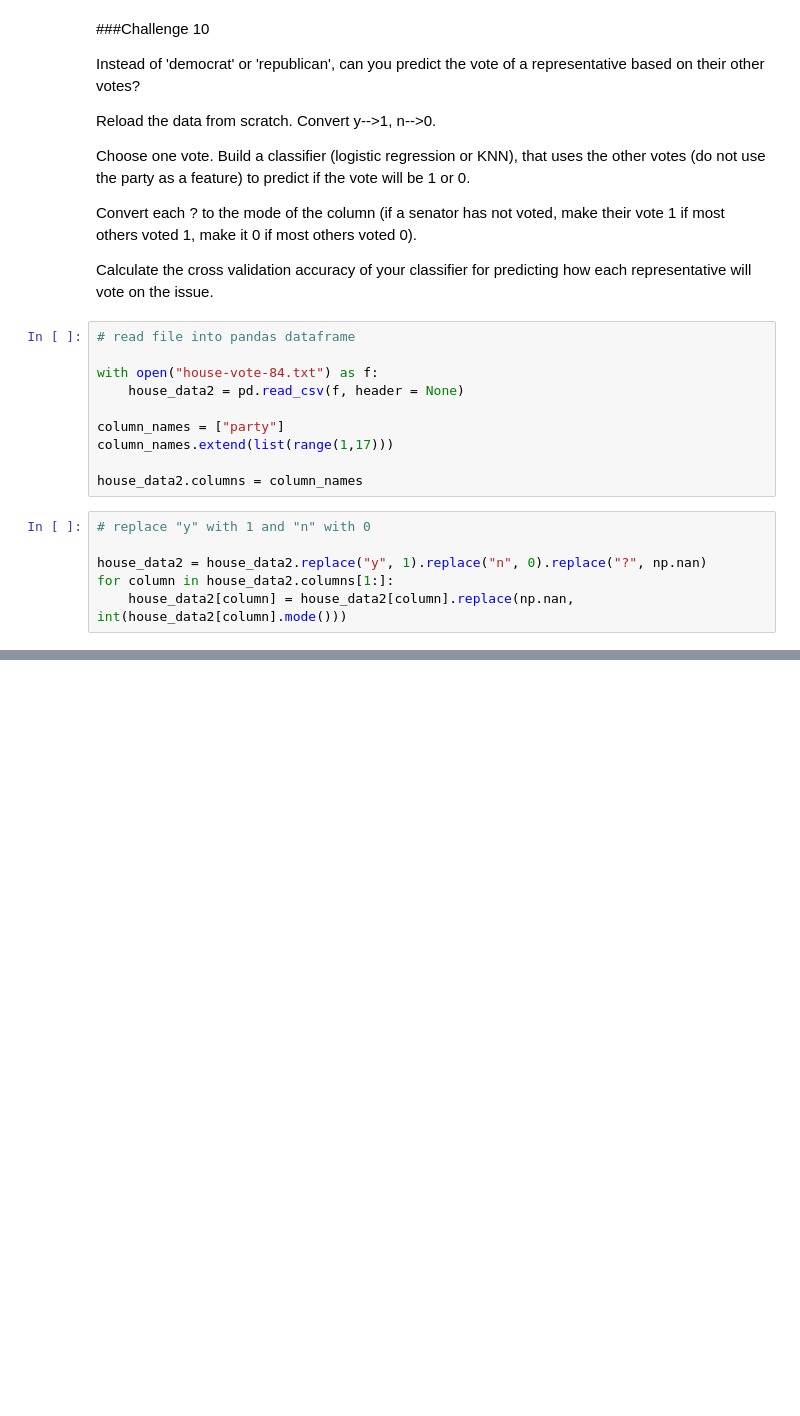
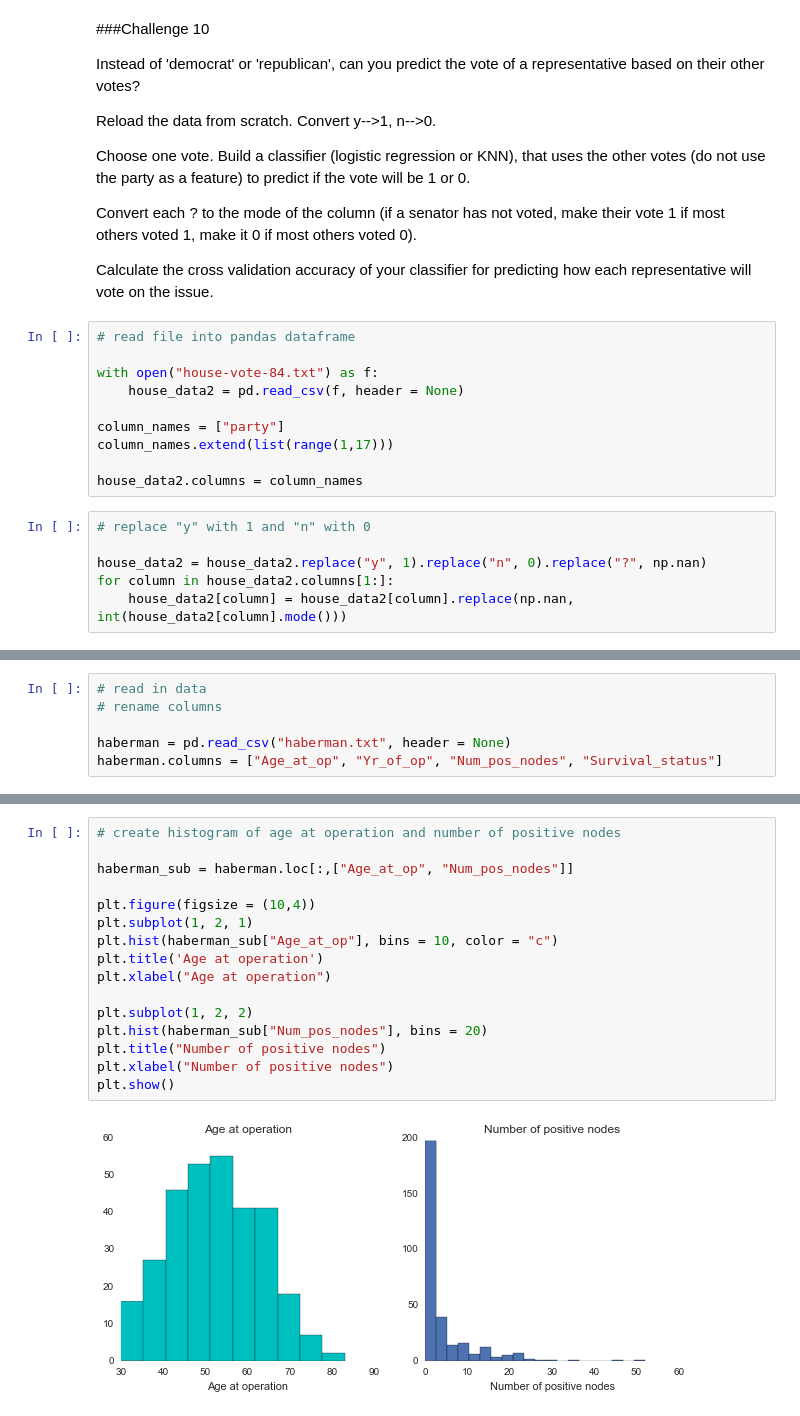
Before and after one commit to marcolunardi/GetData_Assignment, a Jupyter notebook: 04-mcnulty1/Supervised_Learning_Challenges/Dan/Supervised Learning Coding Exercises.ipynb, the cells around one changed output, grey strips where cells are left out. Saved outputs shown, nothing was run; the diff lists cells and outputs as text; blank space fills up the shorter version.

```diff
--- a/04-mcnulty1/Supervised_Learning_Challenges/Dan/Supervised Learning Coding Exercises.ipynb
+++ b/04-mcnulty1/Supervised_Learning_Challenges/Dan/Supervised Learning Coding Exercises.ipynb
@@ -413,0 +425,6 @@ What are the coefficients of logistic regression? Which features affect the outc
+# %%
+# read in data
+# rename columns
+
+haberman = pd.read_csv("haberman.txt", header = None)
+haberman.columns = ["Age_at_op", "Yr_of_op", "Num_pos_nodes", "Survival_status"]
@@ -413,0 +465,18 @@ What are the coefficients of logistic regression? Which features affect the outc
+# %%
+# create histogram of age at operation and number of positive nodes
+
+haberman_sub = haberman.loc[:,["Age_at_op", "Num_pos_nodes"]]
+
+plt.figure(figsize = (10,4))
+plt.subplot(1, 2, 1)
+plt.hist(haberman_sub["Age_at_op"], bins = 10, color = "c")
+plt.title('Age at operation')
+plt.xlabel("Age at operation")
+
+plt.subplot(1, 2, 2)
+plt.hist(haberman_sub["Num_pos_nodes"], bins = 20)
+plt.title("Number of positive nodes")
+plt.xlabel("Number of positive nodes")
+plt.show()
+# %% [output]
+[figure, added]
```
Also changed, not shown: parts of 25 cells of this notebook, 1 other file.
